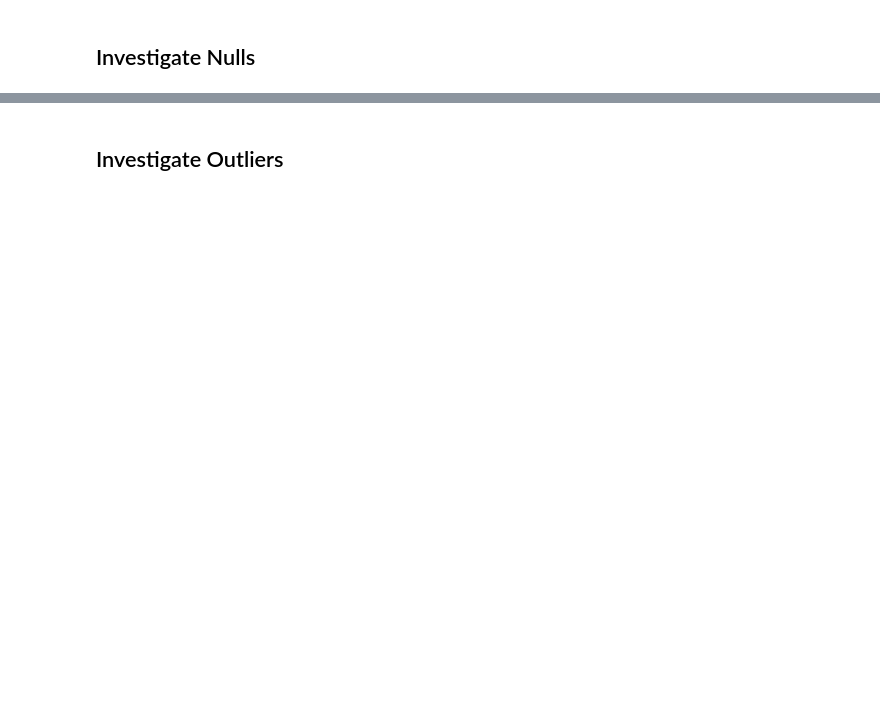
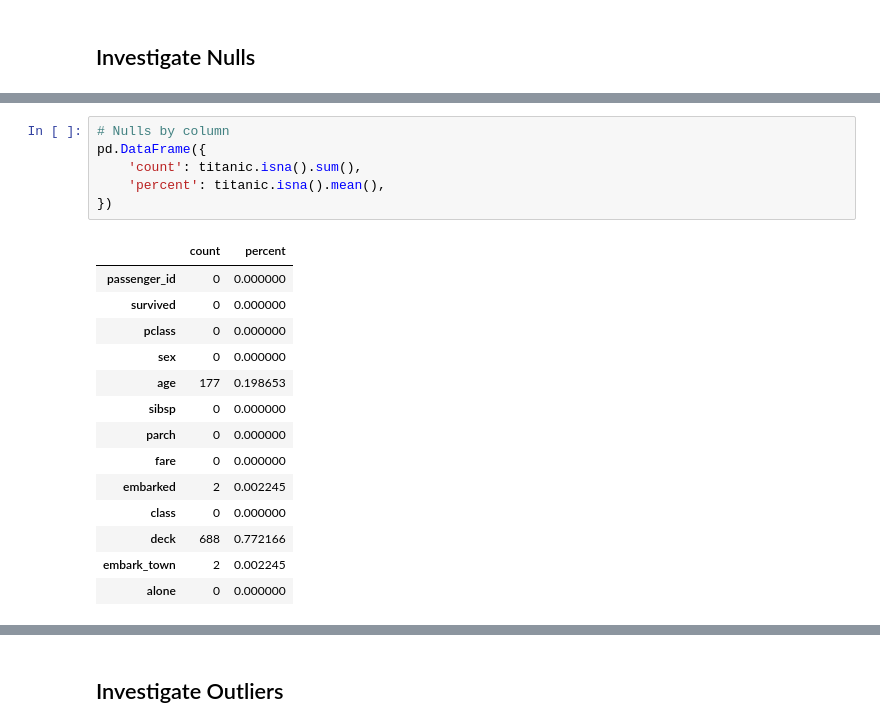
Before and after one commit to CodeupClassroom/innis-clustering-exercises, a Jupyter notebook: wrangle_lesson.ipynb, the cells around one changed output, grey strips where cells are left out. Cells and saved outputs as stored; diff of their text form; blank space fills up the shorter version.

```diff
--- a/wrangle_lesson.ipynb
+++ b/wrangle_lesson.ipynb
@@ -29,3 +70,24 @@ df.hist(figsize=(24, 10), bins=20)
+# %%
+# Nulls by column
+pd.DataFrame({
+    'count': titanic.isna().sum(),
+    'percent': titanic.isna().mean(),
+})
+# %% [output]
+|  | count | percent |
+| passenger_id | 0 | 0.000000 |
+| survived | 0 | 0.000000 |
+| pclass | 0 | 0.000000 |
+| sex | 0 | 0.000000 |
+| age | 177 | 0.198653 |
+| sibsp | 0 | 0.000000 |
+| parch | 0 | 0.000000 |
+| fare | 0 | 0.000000 |
+| embarked | 2 | 0.002245 |
+| class | 0 | 0.000000 |
+| deck | 688 | 0.772166 |
+| embark_town | 2 | 0.002245 |
+| alone | 0 | 0.000000 |
 # %%
 # Nulls by column
 pd.concat([
```
Also changed, not shown: parts of 13 cells of this notebook.
